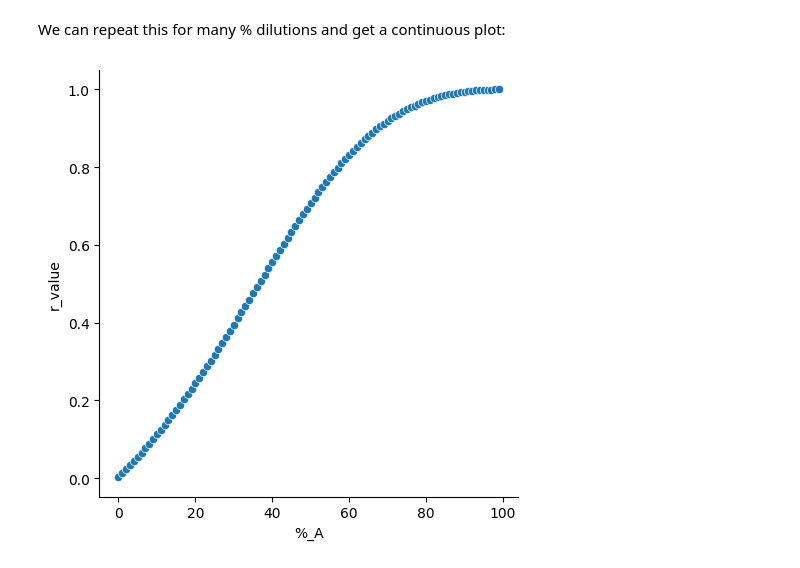
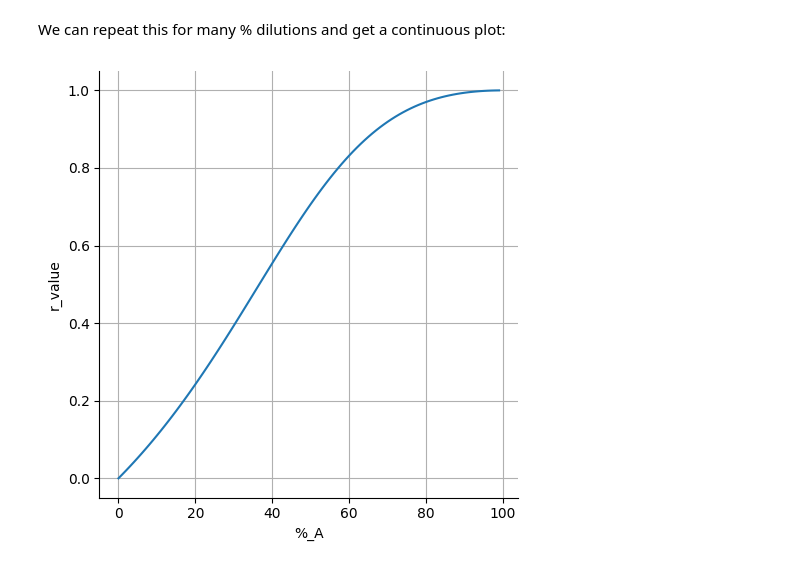
Before and after one commit to starshinePerigee/mmolb-stats, a Jupyter notebook: notebooks/understanding-correlation.ipynb, the cells around one changed output. Cells and saved outputs as stored; diff of their text form; code cells hidden in the pictures.

```diff
--- a/notebooks/understanding-correlation.ipynb
+++ b/notebooks/understanding-correlation.ipynb
@@ -111,21 +112,22 @@ We can repeat this for many % dilutions and get a continuous plot:
 # %%
 incs = range(0, 100, 1)
 
 df = pd.DataFrame(
     {
         "A": [random() * 100 for __ in range(1_000_000)],
         "B": [random() * 100 for __ in range(1_000_000)]
     }
 )
 
 dilute_df = pd.DataFrame({f"{percent:.2f}%_a": df["A"] * (percent / 100) + df["B"] * (1 - (percent / 100)) for percent in incs})
 
 corr_df = pd.DataFrame([incs, dilute_df.corrwith(df["A"])]).T
 corr_df.columns = ["%_A", "r_value"]
 
-plt = sns.relplot(data=corr_df, y="r_value", x="%_A")
+p = sns.relplot(data=corr_df, y="r_value", x="%_A", kind="line")
+plt.grid()
 # %% [output]
-[figure, old version]
+[figure, new version]
 # %%
 for i, v in corr_df.T.to_dict().items():
     print(f"{i}: {v}")
```
Also changed, not shown: parts of 3 cells of this notebook.
